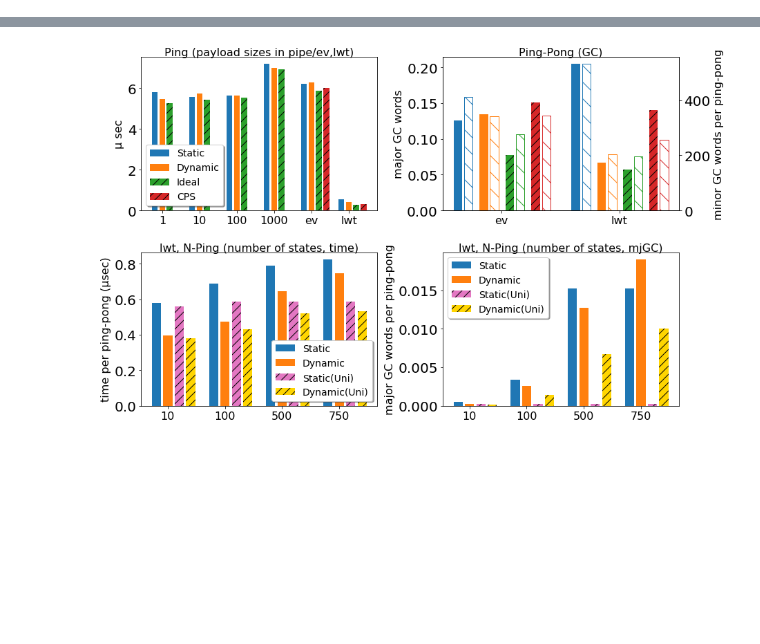
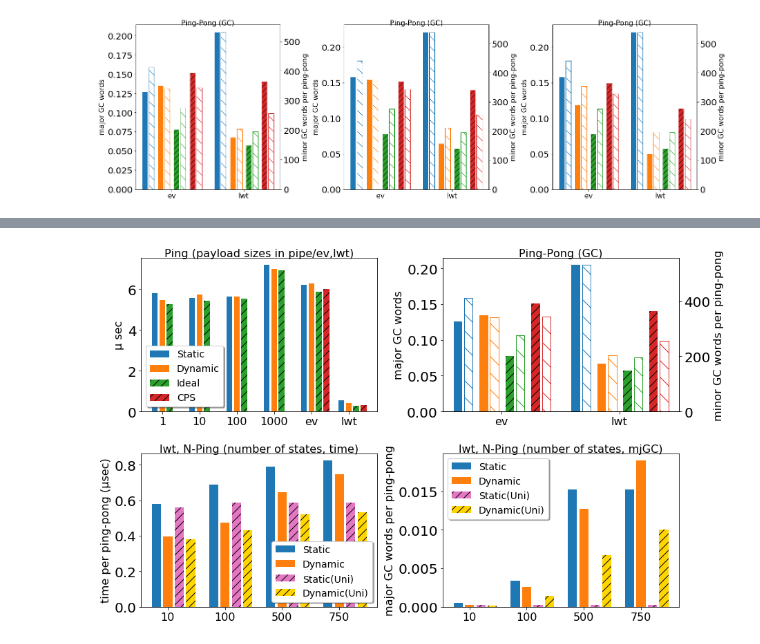
Before and after one commit to keigoi/ocaml-mpst, a Jupyter notebook: benchmark/graphs/Graphs.ipynb, the cells around one changed output, grey strips where cells are left out. Cells and saved outputs as stored; diff of their text form; code cells hidden in the pictures; blank space fills up the shorter version.

```diff
--- a/benchmark/graphs/Graphs.ipynb
+++ b/benchmark/graphs/Graphs.ipynb
@@ -78,2 +177,56 @@ champ = load_sexp('../chameleons/results_pipes/table_sexp.txt')
+# %%
+def show_mem(ax,dyn_suffix='',sta_suffix='',cps_suffix=''):
+    ax2 = ax.twinx()
+
+    width = 0.22
+
+    xlabs = ['ev', 'lwt']
+    zero = [0.0 for x in xlabs]
+
+    mjgc = 'major_words_per_run'
+    show_graph4(axes, ax, width, width/3,
+              xlabs,
+              [ping['ev_static'+sta_suffix][mjgc]]+[ping['lwt_static'+sta_suffix][mjgc]], 'Static'+sta_suffix,
+              [ping['ev_dynamic'+dyn_suffix][mjgc]]+[ping['lwt_dynamic'+dyn_suffix][mjgc]], 'Dynamic'+dyn_suffix,
+              [bare['ev_bare'][mjgc]]+[bare['lwt_bare'][mjgc]], 'Ideal',
+              [bare['ev_bare_cps'+cps_suffix][mjgc]]+[bare['lwt_bare_cps'+cps_suffix][mjgc]], 'CPS'+cps_suffix,
+              bare=True,
+                shift=-0.15
+              )
+    ax.set_ylabel('major GC words', fontsize=16)
+
+    mngc = 'minor_words_per_run'
+    show_graph4(axes, ax2, width, width/3,
+              xlabs,
+              [ping['ev_static'+sta_suffix][mngc]]+[ping['lwt_static'+sta_suffix][mngc]], 'Static'+sta_suffix,
+              [ping['ev_dynamic'+dyn_suffix][mngc]]+[ping['lwt_dynamic'+dyn_suffix][mngc]], 'Dynamic'+dyn_suffix,
+              [bare['ev_bare'][mngc]]+[bare['lwt_bare'][mngc]], 'Ideal',
+              [bare['ev_bare_cps'+cps_suffix][mngc]]+[bare['lwt_bare_cps'+cps_suffix][mngc]], 'CPS'+cps_suffix,
+              bare=True, shift=-0.06, minor=True
+              )
+
+    # k='time_per_run_nanos'
+
+    ax.set_title ('Ping-Pong (GC)', fontsize=16, y=0.98)
+    ax2.set_ylabel('minor GC words per ping-pong', fontsize=16)
+    #legend = ax2.legend(loc='lower left', shadow=True, fontsize=14)
+    #legend.get_frame().set_facecolor('#FFFFFF')
+
+
+fig, axes = plt.subplots(ncols=3, nrows=1, squeeze = False)
+fig.set_figheight(6)
+fig.set_figwidth(20)
+ax = axes[0][0]
+ax2 = axes[0][1]
+ax3 = axes[0][2]
+
+show_mem(ax,)
+show_mem(ax2,'_untyped','_untyped')
+show_mem(ax3,'_nocheck_untyped','_untyped','_nocheck')
+
+plt.tight_layout()
+plt.show()
+# %% [output]
+[figure, added]
 # %%
 
```
Also changed, not shown: parts of 8 cells of this notebook.
